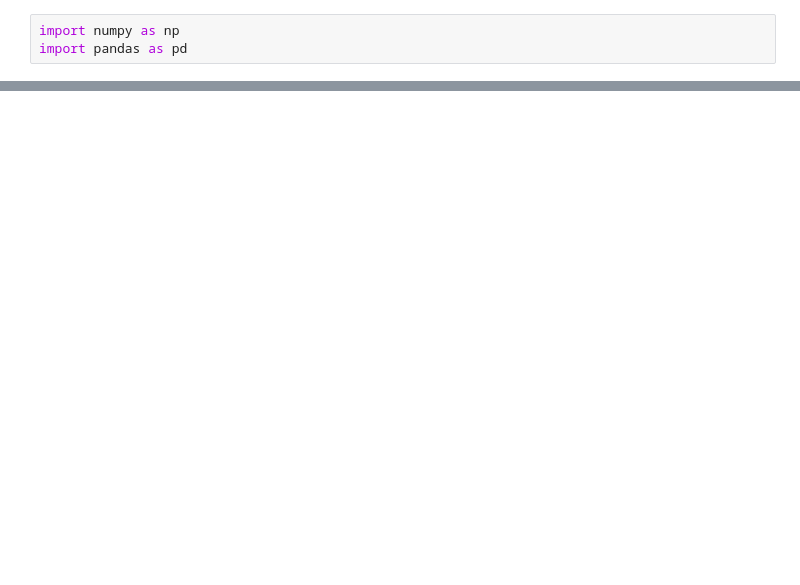
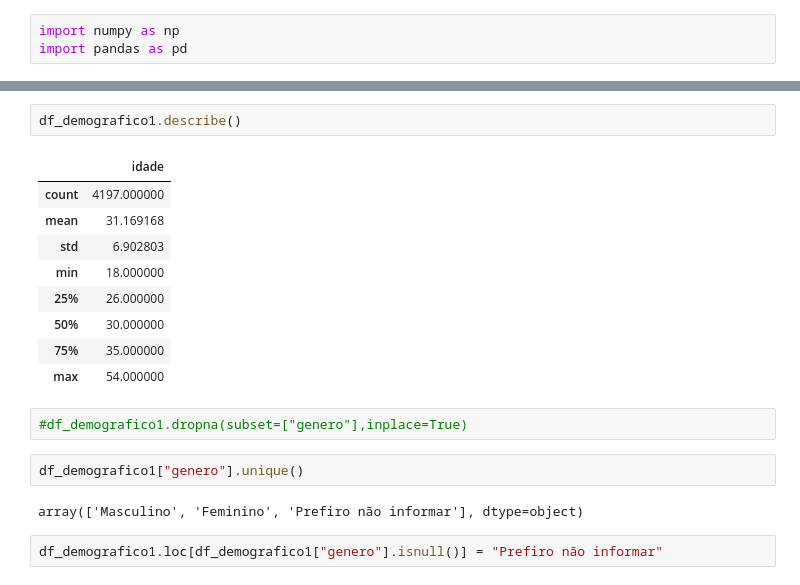
Before and after one commit to mariah-moreira/projeto_grupo_2, a Jupyter notebook: projeto_data_tech.ipynb, the cells around one changed output, grey strips where cells are left out. Cells and saved outputs as stored; diff of their text form; blank space fills up the shorter version.

```diff
--- a/projeto_data_tech.ipynb
+++ b/projeto_data_tech.ipynb
@@ -38,0 +90,20 @@ print (dados)
+# %%
+df_demografico1.describe()
+# %% [output]
+|  | idade |
+| count | 4197.000000 |
+| mean | 31.169168 |
+| std | 6.902803 |
+| min | 18.000000 |
+| 25% | 26.000000 |
+| 50% | 30.000000 |
+| 75% | 35.000000 |
+| max | 54.000000 |
+# %%
+#df_demografico1.dropna(subset=["genero"],inplace=True)
+# %%
+df_demografico1["genero"].unique()
+# %% [output]
+array(['Masculino', 'Feminino', 'Prefiro não informar'], dtype=object)
+# %%
+df_demografico1.loc[df_demografico1["genero"].isnull()] = "Prefiro não informar"
```
Also changed, not shown: parts of 25 cells of this notebook.
